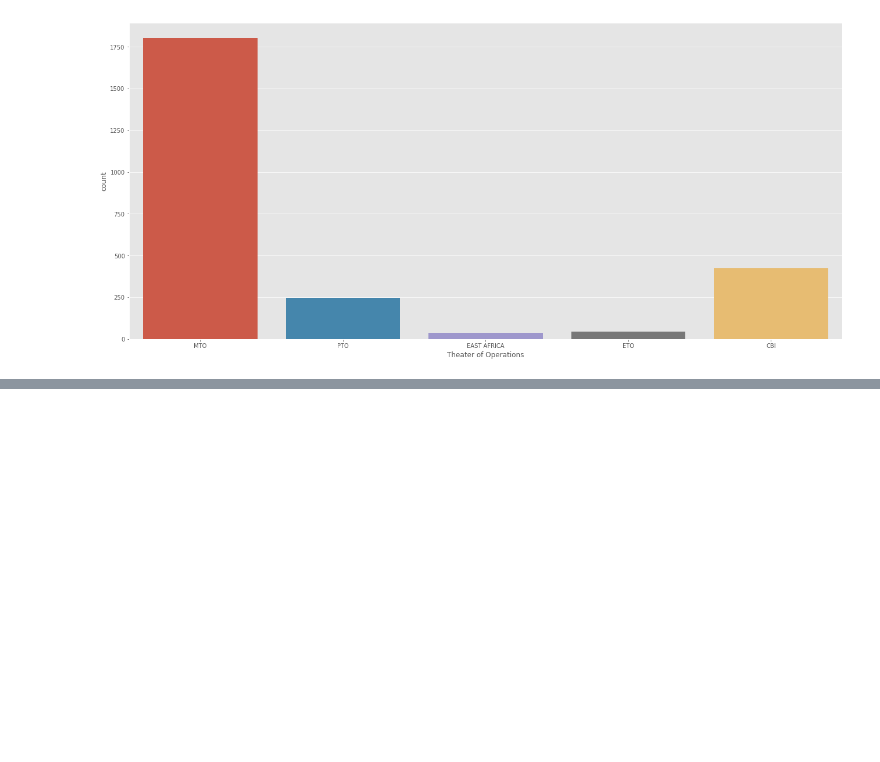
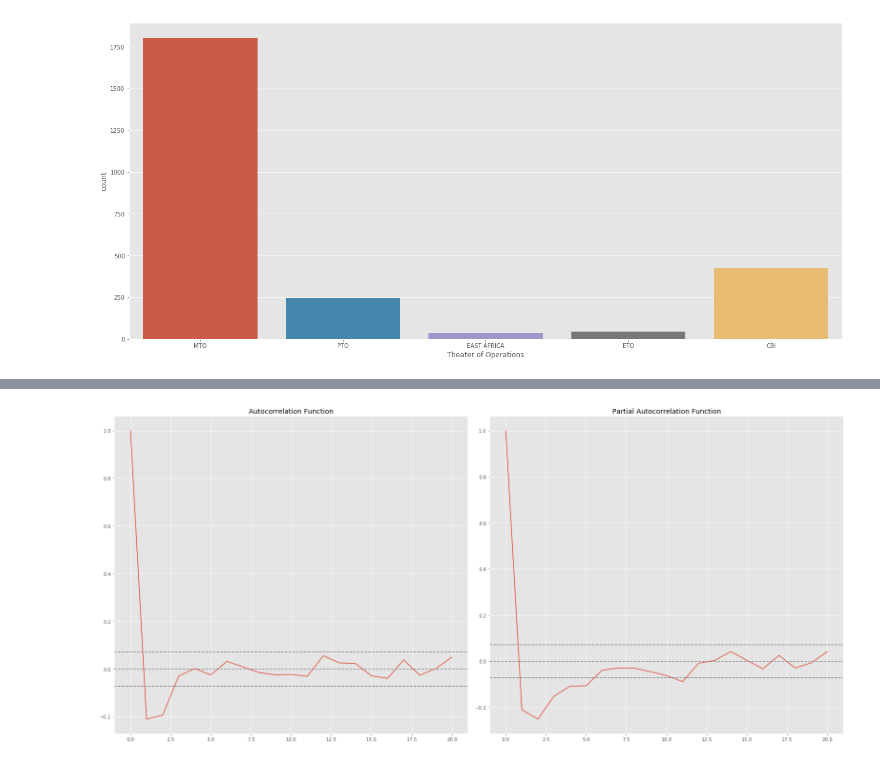
Before and after one commit to In-finite/TimeSeries, a Jupyter notebook: Analysing_different_data.ipynb, the cells around one changed output, grey strips where cells are left out. Drawn from its saved outputs; the diff is of its cells as text; code cells hidden in the pictures; blank space fills up the shorter version.

```diff
--- a/Analysing_different_data.ipynb
+++ b/Analysing_different_data.ipynb
@@ -323,0 +453,25 @@ plt.show()
+# %%
+# ACF and PACF
+from statsmodels.tsa.stattools import acf, pacf
+lag_acf = acf(ts_diff, nlags=20)
+lag_pacf = pacf(ts_diff, nlags=20, method='ols')
+# ACF
+plt.figure(figsize=(22,10))
+
+plt.subplot(121)
+plt.plot(lag_acf)
+plt.axhline(y=0,linestyle='--',color='gray')
+plt.axhline(y=-1.96/np.sqrt(len(ts_diff)),linestyle='--',color='gray')
+plt.axhline(y=1.96/np.sqrt(len(ts_diff)),linestyle='--',color='gray')
+plt.title('Autocorrelation Function')
+
+# PACF
+plt.subplot(122)
+plt.plot(lag_pacf)
+plt.axhline(y=0,linestyle='--',color='gray')
+plt.axhline(y=-1.96/np.sqrt(len(ts_diff)),linestyle='--',color='gray')
+plt.axhline(y=1.96/np.sqrt(len(ts_diff)),linestyle='--',color='gray')
+plt.title('Partial Autocorrelation Function')
+plt.tight_layout()
+# %% [output]
+[figure, added]
```
Also changed, not shown: parts of 11 cells of this notebook, 1 other file.
